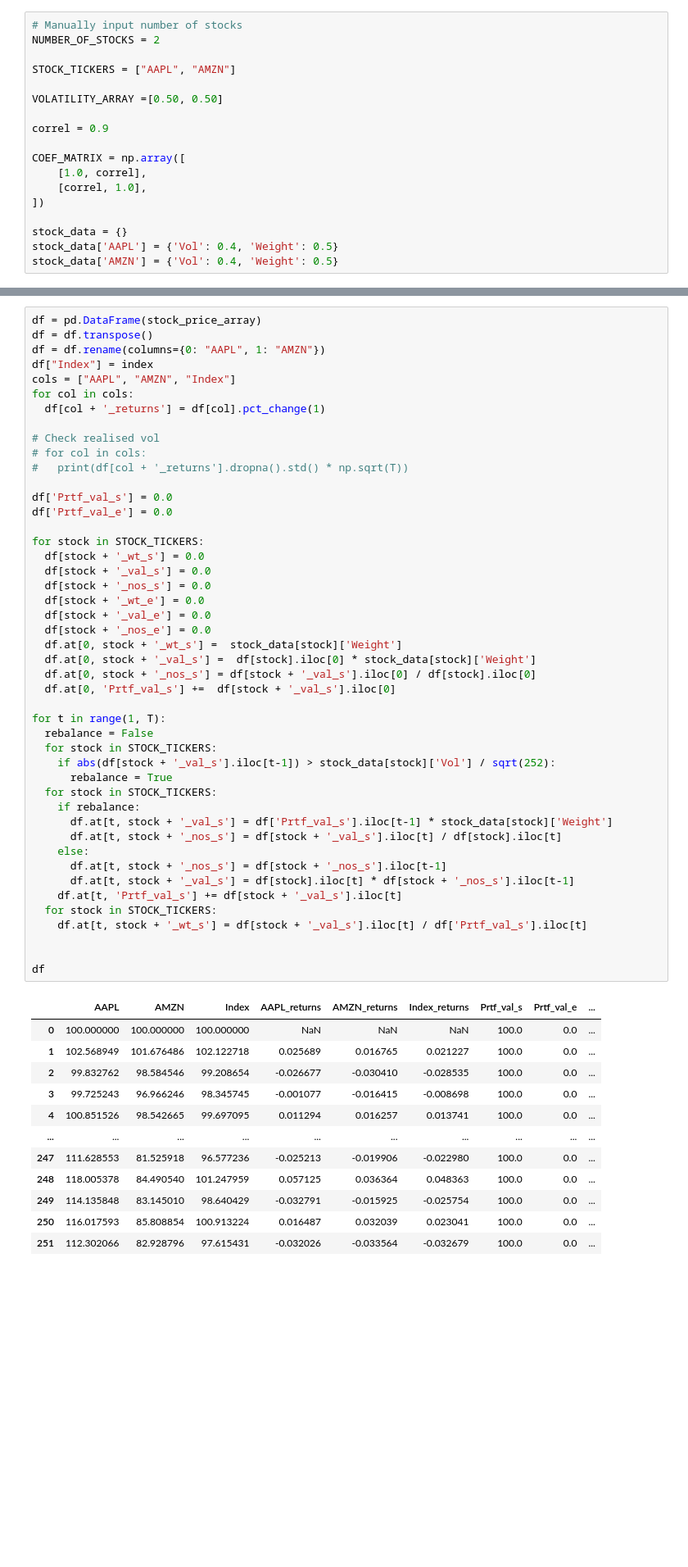
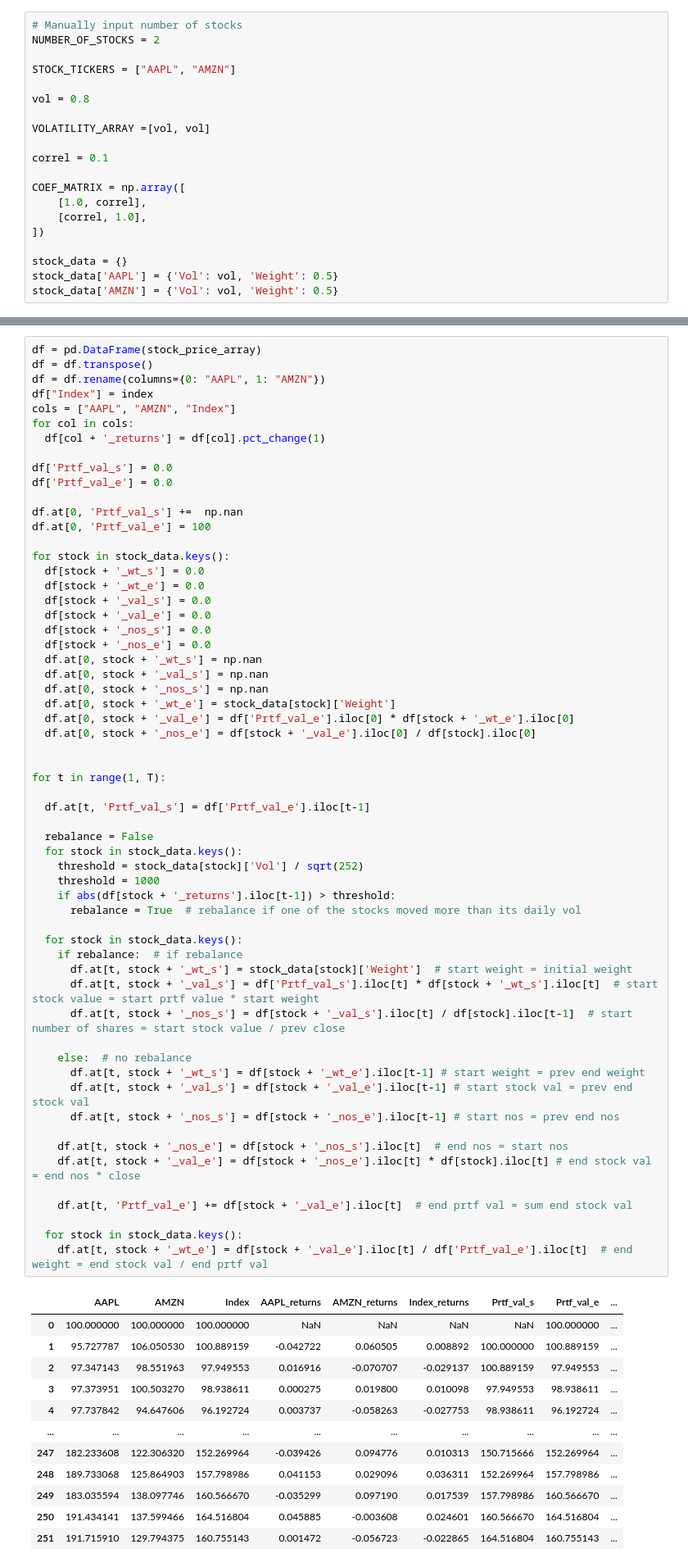
Before and after one commit to JMFerret/colab, a Jupyter notebook: 2_stocks_simulation.ipynb, the cells around one changed output, grey strips where cells are left out. Shown at 82% size. Cells and saved outputs as stored; diff of their text form; blank space fills up the shorter version.

```diff
--- a/2_stocks_simulation.ipynb
+++ b/2_stocks_simulation.ipynb
@@ -23,9 +23,11 @@ NUMBER_OF_STOCKS = 2
 
 STOCK_TICKERS = ["AAPL", "AMZN"]
 
-VOLATILITY_ARRAY =[0.50, 0.50]
+vol = 0.8
 
-correl = 0.9
+VOLATILITY_ARRAY =[vol, vol]
+
+correl = 0.1
 
 COEF_MATRIX = np.array([
     [1.0, correl],
@@ -33,8 +35,8 @@ COEF_MATRIX = np.array([
 ])
 
 stock_data = {}
-stock_data['AAPL'] = {'Vol': 0.4, 'Weight': 0.5}
-stock_data['AMZN'] = {'Vol': 0.4, 'Weight': 0.5}
+stock_data['AAPL'] = {'Vol': vol, 'Weight': 0.5}
+stock_data['AMZN'] = {'Vol': vol, 'Weight': 0.5}
 # %% [markdown]
 ## Perform Cholesky decomposition
 This cell performs the Cholesky decomposition on the coefficient matrix $\Sigma$, returning a matrix $R$ that satisfies $\Sigma=R R^*$ and $R^*$ being the conjugate transpose of $R$. Note that the other computations are only for validation purposes.
@@ -131,60 +133,73 @@ plt.show()
 # %%
 df = pd.DataFrame(stock_price_array)
 df = df.transpose()
 df = df.rename(columns={0: "AAPL", 1: "AMZN"})
 df["Index"] = index
 cols = ["AAPL", "AMZN", "Index"]
 for col in cols:
   df[col + '_returns'] = df[col].pct_change(1)
 
-# Check realised vol
-# for col in cols:
-#   print(df[col + '_returns'].dropna().std() * np.sqrt(T))
-
 df['Prtf_val_s'] = 0.0
 df['Prtf_val_e'] = 0.0
 
-for stock in STOCK_TICKERS:
+df.at[0, 'Prtf_val_s'] +=  np.nan
+df.at[0, 'Prtf_val_e'] = 100
+
+for stock in stock_data.keys():
   df[stock + '_wt_s'] = 0.0
+  df[stock + '_wt_e'] = 0.0
   df[stock + '_val_s'] = 0.0
+  df[stock + '_val_e'] = 0.0
   df[stock + '_nos_s'] = 0.0
-  df[stock + '_wt_e'] = 0.0
-  df[stock + '_val_e'] = 0.0
   df[stock + '_nos_e'] = 0.0
-  df.at[0, stock + '_wt_s'] =  stock_data[stock]['Weight']
-  df.at[0, stock + '_val_s'] =  df[stock].iloc[0] * stock_data[stock]['Weight']
-  df.at[0, stock + '_nos_s'] = df[stock + '_val_s'].iloc[0] / df[stock].iloc[0]
-  df.at[0, 'Prtf_val_s'] +=  df[stock + '_val_s'].iloc[0]
+  df.at[0, stock + '_wt_s'] = np.nan
+  df.at[0, stock + '_val_s'] = np.nan
+  df.at[0, stock + '_nos_s'] = np.nan
+  df.at[0, stock + '_wt_e'] = stock_data[stock]['Weight']
+  df.at[0, stock + '_val_e'] = df['Prtf_val_e'].iloc[0] * df[stock + '_wt_e'].iloc[0]
+  df.at[0, stock + '_nos_e'] = df[stock + '_val_e'].iloc[0] / df[stock].iloc[0]
+
 
 for t in range(1, T):
+
+  df.at[t, 'Prtf_val_s'] = df['Prtf_val_e'].iloc[t-1]
+
   rebalance = False
-  for stock in STOCK_TICKERS:
-    if abs(df[stock + '_val_s'].iloc[t-1]) > stock_data[stock]['Vol'] / sqrt(252):
-      rebalance = True
-  for stock in STOCK_TICKERS:
-    if rebalance:
-      df.at[t, stock + '_val_s'] = df['Prtf_val_s'].iloc[t-1] * stock_data[stock]['Weight']
-      df.at[t, stock + '_nos_s'] = df[stock + '_val_s'].iloc[t] / df[stock].iloc[t]
-    else:
-      df.at[t, stock + '_nos_s'] = df[stock + '_nos_s'].iloc[t-1]
-      df.at[t, stock + '_val_s'] = df[stock].iloc[t] * df[stock + '_nos_s'].iloc[t-1]
-    df.at[t, 'Prtf_val_s'] += df[stock + '_val_s'].iloc[t]
-  for stock in STOCK_TICKERS:
-    df.at[t, stock + '_wt_s'] = df[stock + '_val_s'].iloc[t] / df['Prtf_val_s'].iloc[t]
+  for stock in stock_data.keys():
+    threshold = stock_data[stock]['Vol'] / sqrt(252)
+    threshold = 1000
+    if abs(df[stock + '_returns'].iloc[t-1]) > threshold:
+      rebalance = True  # rebalance if one of the stocks moved more than its daily vol
 
+  for stock in stock_data.keys():
+    if rebalance:  # if rebalance
+      df.at[t, stock + '_wt_s'] = stock_data[stock]['Weight']  # start weight = initial weight
+      df.at[t, stock + '_val_s'] = df['Prtf_val_s'].iloc[t] * df[stock + '_wt_s'].iloc[t]  # start stock value = start prtf value * start weight
+      df.at[t, stock + '_nos_s'] = df[stock + '_val_s'].iloc[t] / df[stock].iloc[t-1]  # start number of shares = start stock value / prev close
 
-df
+    else:  # no rebalance
+      df.at[t, stock + '_wt_s'] = df[stock + '_wt_e'].iloc[t-1] # start weight = prev end weight
+      df.at[t, stock + '_val_s'] = df[stock + '_val_e'].iloc[t-1] # start stock val = prev end stock val
+      df.at[t, stock + '_nos_s'] = df[stock + '_nos_e'].iloc[t-1] # start nos = prev end nos
+
+    df.at[t, stock + '_nos_e'] = df[stock + '_nos_s'].iloc[t]  # end nos = start nos
+    df.at[t, stock + '_val_e'] = df[stock + '_nos_e'].iloc[t] * df[stock].iloc[t] # end stock val = end nos * close
+
+    df.at[t, 'Prtf_val_e'] += df[stock + '_val_e'].iloc[t]  # end prtf val = sum end stock val
+
+  for stock in stock_data.keys():
+    df.at[t, stock + '_wt_e'] = df[stock + '_val_e'].iloc[t] / df['Prtf_val_e'].iloc[t]  # end weight = end stock val / end prtf val
 # %% [output]
 |  | AAPL | AMZN | Index | AAPL_returns | AMZN_returns | Index_returns | Prtf_val_s | Prtf_val_e | ... |
-| 0 | 100.000000 | 100.000000 | 100.000000 | NaN | NaN | NaN | 100.0 | 0.0 | ... |
-| 1 | 102.568949 | 101.676486 | 102.122718 | 0.025689 | 0.016765 | 0.021227 | 100.0 | 0.0 | ... |
-| 2 | 99.832762 | 98.584546 | 99.208654 | -0.026677 | -0.030410 | -0.028535 | 100.0 | 0.0 | ... |
-| 3 | 99.725243 | 96.966246 | 98.345745 | -0.001077 | -0.016415 | -0.008698 | 100.0 | 0.0 | ... |
-| 4 | 100.851526 | 98.542665 | 99.697095 | 0.011294 | 0.016257 | 0.013741 | 100.0 | 0.0 | ... |
+| 0 | 100.000000 | 100.000000 | 100.000000 | NaN | NaN | NaN | NaN | 100.000000 | ... |
+| 1 | 95.727787 | 106.050530 | 100.889159 | -0.042722 | 0.060505 | 0.008892 | 100.000000 | 100.889159 | ... |
+| 2 | 97.347143 | 98.551963 | 97.949553 | 0.016916 | -0.070707 | -0.029137 | 100.889159 | 97.949553 | ... |
+| 3 | 97.373951 | 100.503270 | 98.938611 | 0.000275 | 0.019800 | 0.010098 | 97.949553 | 98.938611 | ... |
+| 4 | 97.737842 | 94.647606 | 96.192724 | 0.003737 | -0.058263 | -0.027753 | 98.938611 | 96.192724 | ... |
 | ... | ... | ... | ... | ... | ... | ... | ... | ... | ... |
-| 247 | 111.628553 | 81.525918 | 96.577236 | -0.025213 | -0.019906 | -0.022980 | 100.0 | 0.0 | ... |
-| 248 | 118.005378 | 84.490540 | 101.247959 | 0.057125 | 0.036364 | 0.048363 | 100.0 | 0.0 | ... |
-| 249 | 114.135848 | 83.145010 | 98.640429 | -0.032791 | -0.015925 | -0.025754 | 100.0 | 0.0 | ... |
-| 250 | 116.017593 | 85.808854 | 100.913224 | 0.016487 | 0.032039 | 0.023041 | 100.0 | 0.0 | ... |
-| 251 | 112.302066 | 82.928796 | 97.615431 | -0.032026 | -0.033564 | -0.032679 | 100.0 | 0.0 | ... |
+| 247 | 182.233608 | 122.306320 | 152.269964 | -0.039426 | 0.094776 | 0.010313 | 150.715666 | 152.269964 | ... |
+| 248 | 189.733068 | 125.864903 | 157.798986 | 0.041153 | 0.029096 | 0.036311 | 152.269964 | 157.798986 | ... |
+| 249 | 183.035594 | 138.097746 | 160.566670 | -0.035299 | 0.097190 | 0.017539 | 157.798986 | 160.566670 | ... |
+| 250 | 191.434141 | 137.599466 | 164.516804 | 0.045885 | -0.003608 | 0.024601 | 160.566670 | 164.516804 | ... |
+| 251 | 191.715910 | 129.794375 | 160.755143 | 0.001472 | -0.056723 | -0.022865 | 164.516804 | 160.755143 | ... |
 252 rows × 20 columns
```
Also changed, not shown: parts of 6 cells of this notebook.
